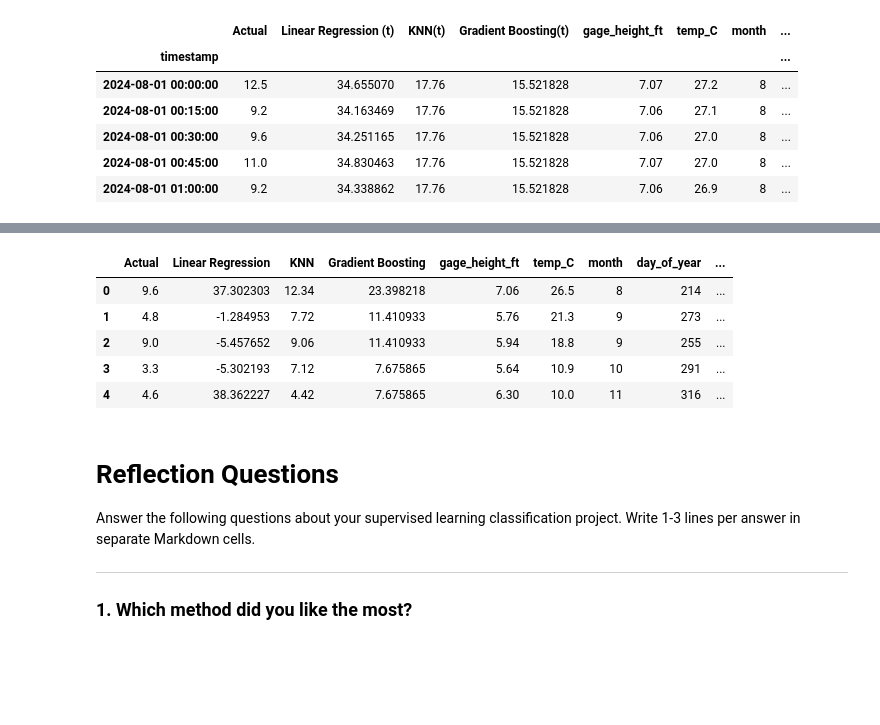
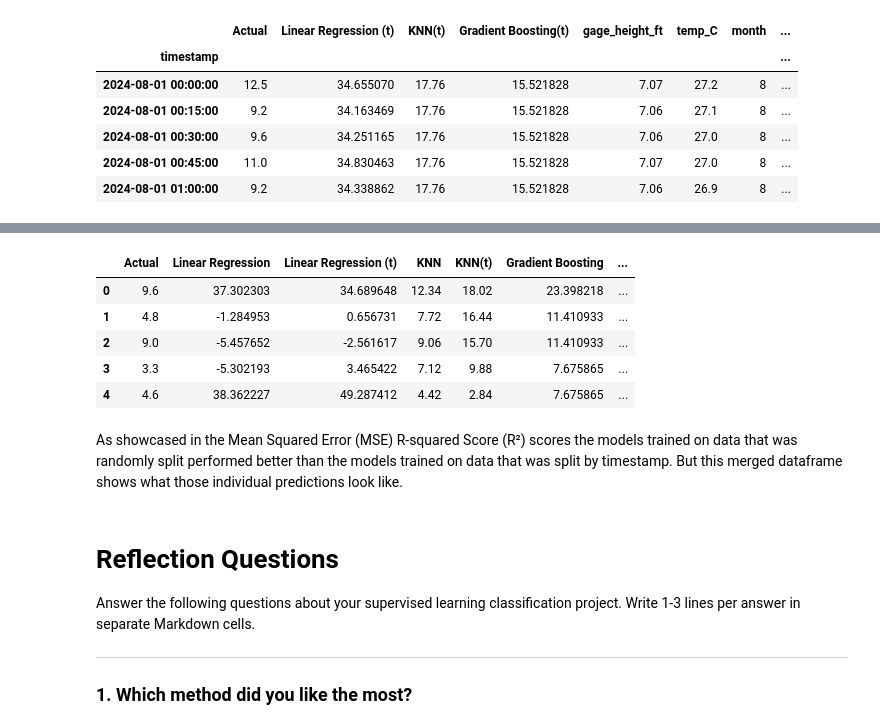
Before and after one commit to Jef-H/gage_against_the_machine, a Jupyter notebook: GageAgainstMachineFinal.ipynb, the cells around one changed output, grey strips where cells are left out. Drawn from its saved outputs; the diff is of its cells as text; code cells hidden in the pictures; blank space fills up the shorter version.

```diff
--- a/GageAgainstMachineFinal.ipynb
+++ b/GageAgainstMachineFinal.ipynb
@@ -417,33 +409,35 @@ predictions_df.head()
 # %%
 # Merge the two dataframes on 'Actual' and 'day_of_year'
 merged_df = pd.merge(
     predictions_df,
     predictions_time_df[['Actual', 'Linear Regression (t)', 'KNN(t)', 'Gradient Boosting(t)', 'gage_height_ft', 'temp_C', 'month', 'day_of_year']],
     on=['Actual', 'day_of_year','temp_C','gage_height_ft','month'],
     how='inner',
     suffixes=('', ' (t)')
 )
 
 # Reorder the columns to alternate
 column_order = [
     'Actual',
     'Linear Regression', 'Linear Regression (t)',
     'KNN', 'KNN(t)',
     'Gradient Boosting', 'Gradient Boosting(t)',
-    'gage_height_ft', 'gage_height_ft (t)',
-    'temp_C', 'temp_C (t)',
-    'month', 'month (t)',
-    'day_of_year'
 ]
+
+# Ensure the columns are reordered properly
+merged_df = merged_df[column_order]
+
 # Display the merged dataframe
 merged_df.head()
 # %% [output]
-|  | Actual | Linear Regression | KNN | Gradient Boosting | gage_height_ft | temp_C | month | day_of_year | ... |
-| 0 | 9.6 | 37.302303 | 12.34 | 23.398218 | 7.06 | 26.5 | 8 | 214 | ... |
-| 1 | 4.8 | -1.284953 | 7.72 | 11.410933 | 5.76 | 21.3 | 9 | 273 | ... |
-| 2 | 9.0 | -5.457652 | 9.06 | 11.410933 | 5.94 | 18.8 | 9 | 255 | ... |
-| 3 | 3.3 | -5.302193 | 7.12 | 7.675865 | 5.64 | 10.9 | 10 | 291 | ... |
-| 4 | 4.6 | 38.362227 | 4.42 | 7.675865 | 6.30 | 10.0 | 11 | 316 | ... |
+|  | Actual | Linear Regression | Linear Regression (t) | KNN | KNN(t) | Gradient Boosting | ... |
+| 0 | 9.6 | 37.302303 | 34.689648 | 12.34 | 18.02 | 23.398218 | ... |
+| 1 | 4.8 | -1.284953 | 0.656731 | 7.72 | 16.44 | 11.410933 | ... |
+| 2 | 9.0 | -5.457652 | -2.561617 | 9.06 | 15.70 | 11.410933 | ... |
+| 3 | 3.3 | -5.302193 | 3.465422 | 7.12 | 9.88 | 7.675865 | ... |
+| 4 | 4.6 | 38.362227 | 49.287412 | 4.42 | 2.84 | 7.675865 | ... |
+# %% [markdown]
+As showcased in the Mean Squared Error (MSE) R-squared Score (R²) scores the models trained on data that was randomly split performed better than the models trained on data that was split by timestamp.  But this merged dataframe shows what those individual predictions look like.
 # %% [markdown]
 # Reflection Questions
 
```
Also changed, not shown: parts of 4 cells of this notebook.
